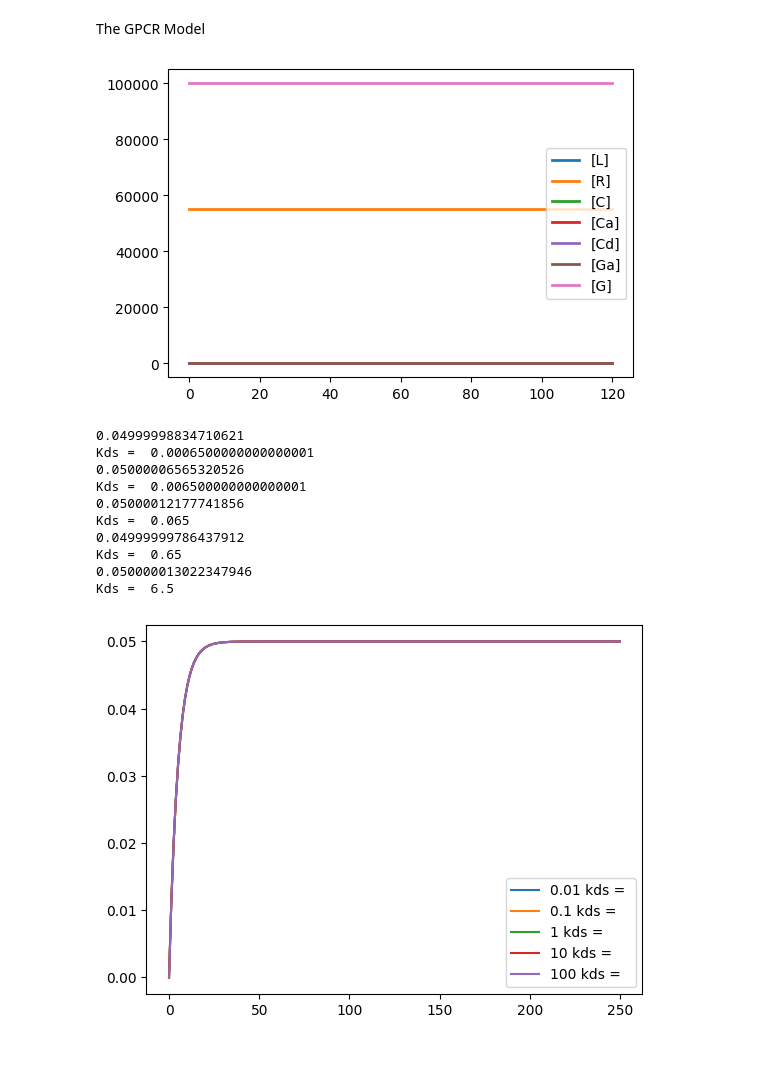
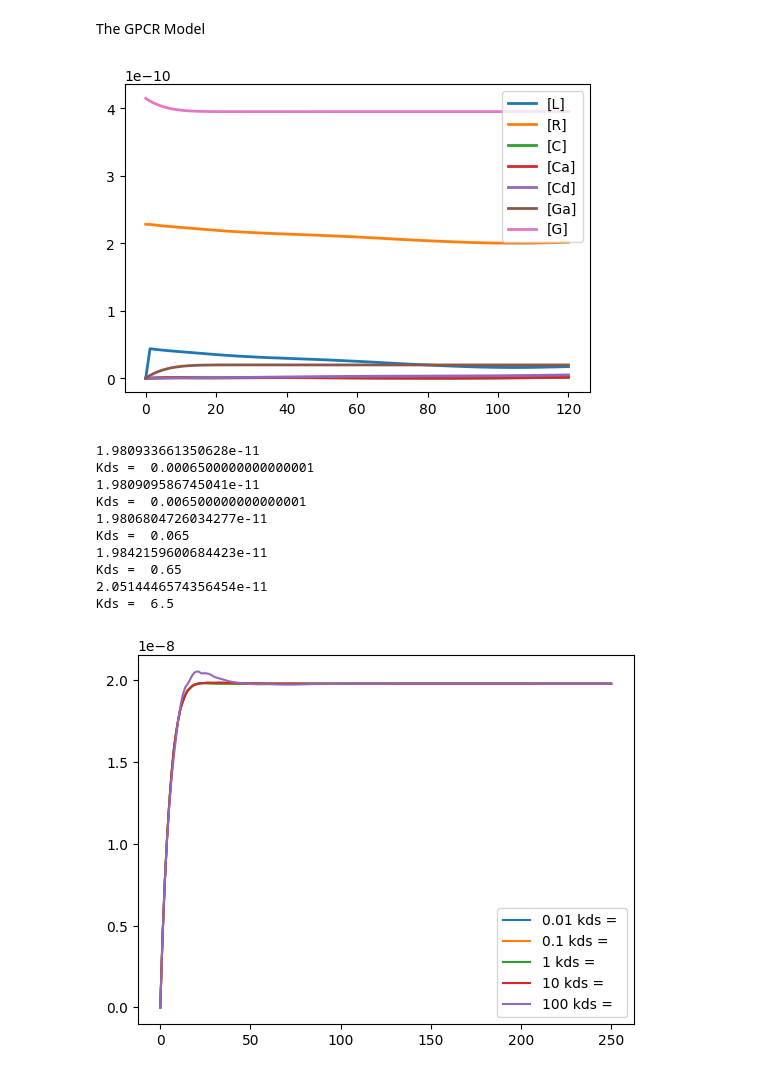
Before and after one commit to Ara101/Recapitulating-Shankaran2007-GPCR-model, a Jupyter notebook: GPCR_model/Shankaran_model.ipynb, the cells around one changed output. Saved outputs shown, nothing was run; the diff lists cells and outputs as text; code cells hidden in the pictures.

```diff
--- a/GPCR_model/Shankaran_model.ipynb
+++ b/GPCR_model/Shankaran_model.ipynb
@@ -16,9 +16,9 @@ Ligand + Receptor -> Complex; Ligand*Receptor*kon
 Complex -> ; Receptor*koff
 -> Receptor ; kt*Rt
 
-Complex -> Ligand; Complex*koff*(1/(V*Nav))
+Complex -> Ligand; Complex*koff
 
-Receptor = Rt
+Receptor = Rt/(V*Nav)
 Complex = 0
 
 kon = 0.097
@@ -80,7 +80,7 @@ The GPCR Model
 shankaran_model_GPCR = te.loada("""
 L + R -> C; L*R*kon
 C -> R; C*koff
-C -> L; koff*(1/(V*Nav))*C
+C -> L; koff*C
 
 C -> Ca; C*kfr
 Ca -> C; Ca*krr
@@ -89,10 +89,10 @@ Ca -> Cd; Ca*kds
 
 Ga -> G; Ga*ki
 G -> Ga; G*ka
-Ca + G -> Ga; (Ca^2)*ka*G
+Ca + G -> Ga; ka*G*Ca
 
-R = RT
-G = GT
+R = RT/(Nav*V)
+G = GT/(Nav*V)
 C = 0
 Ca = 0
 Cd =0
@@ -100,45 +100,45 @@ Ga = 0
 
 kon = 8.4*10^7
 koff = 0.37
 Kd = koff/kon
 kfr = 10
 krr = 10
 kds = 0.065
 ka = 10^-7
 ki = 2*10^-1
 
 Nav = 6.022*10^23
 V = 4*10^-10
-RT = 5.5*10^4
-GT = 1*10^5
+RT = (5.5*10^4)
+GT = (1*10^5)
 
 at (time > 1): L = 0.01*Kd
 """)
 shankaran_model_GPCR.resetToOrigin()
 GPCR_model = shankaran_model_GPCR.simulate(0,120,100)
 shankaran_model_GPCR.plot()
 
 shankaran_model_GPCR.resetAll()
 for i in [10**-2, 10**-1, 10**0, 10**1, 10**2]:
     shankaran_model_GPCR.resetToOrigin()
     shankaran_model_GPCR.kds = 0.065*i
     result = shankaran_model_GPCR.simulate(0, 250, 200,['time','Ga'])
     print(max(result[:,1]))
     print("Kds = ", shankaran_model_GPCR.kds)
-    plt.plot(result[:,0],result[:,1], label = '%s kds = ' %i)
+    plt.plot(result[:,0],result[:,1]*1000, label = '%s kds = ' %i)
 
 plt.legend()
 plt.show()
 # %% [output]
-[figure, old version]
+[figure, new version]
-0.04999998834710621
+1.980933661350628e-11
 Kds =  0.0006500000000000001
-0.05000006565320526
+1.980909586745041e-11
 Kds =  0.006500000000000001
-0.05000012177741856
+1.9806804726034277e-11
 Kds =  0.065
-0.04999999786437912
+1.9842159600684423e-11
 Kds =  0.65
-0.050000013022347946
+2.0514446574356454e-11
 Kds =  6.5
-[figure, old version]
+[figure, new version]
```
Also changed, not shown: parts of 1 cell of this notebook.
